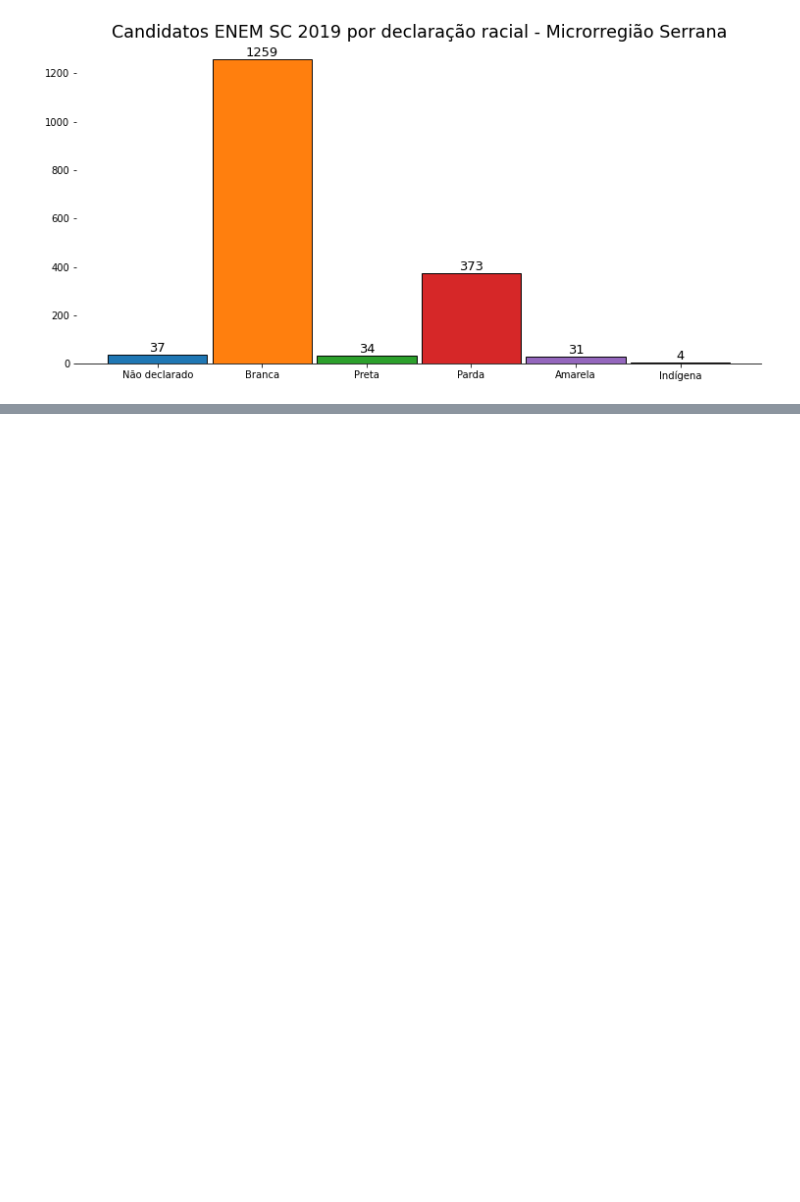
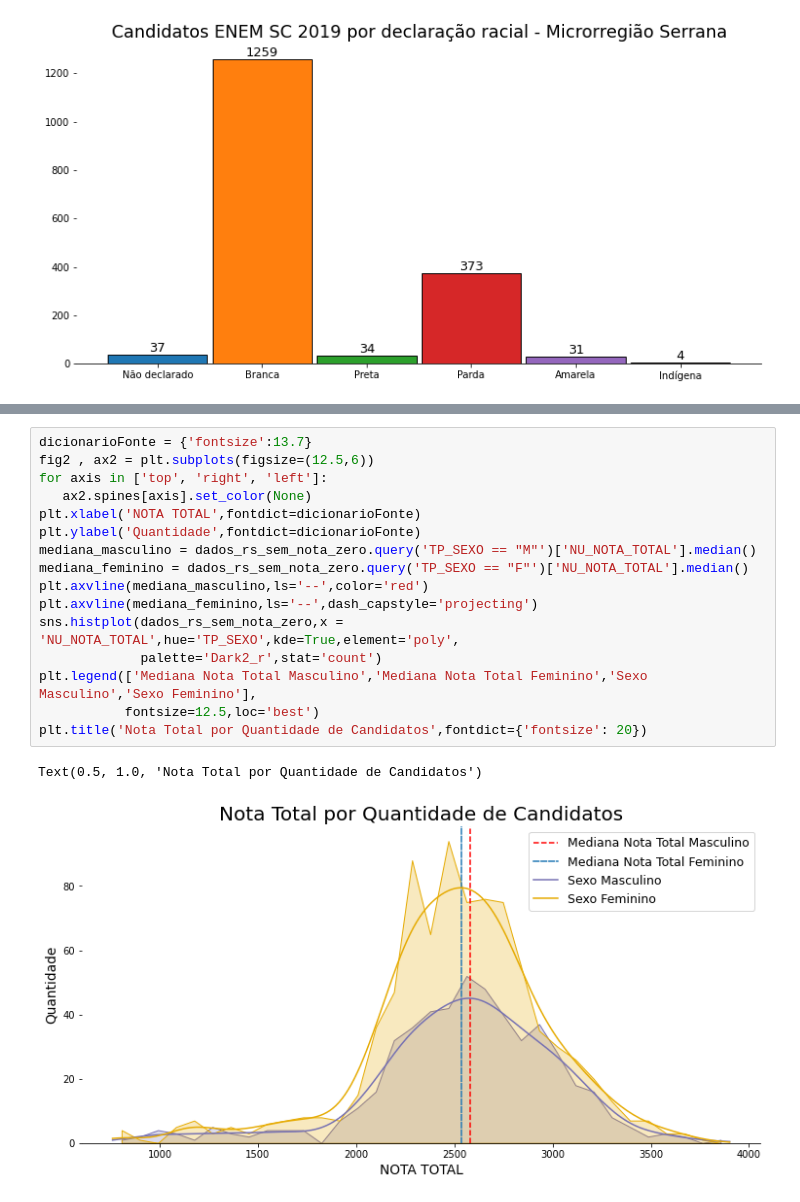
Before and after one commit to NophaieViscente/AnaliseDadosENEM, a Jupyter notebook: Analisando_Dados_da_Educação_ENEM_SC_Microrregião_Serrana.ipynb, the cells around one changed output, grey strips where cells are left out. Cells and saved outputs as stored; diff of their text form; blank space fills up the shorter version.

```diff
--- a/Analisando_Dados_da_Educação_ENEM_SC_Microrregião_Serrana.ipynb
+++ b/Analisando_Dados_da_Educação_ENEM_SC_Microrregião_Serrana.ipynb
@@ -83,0 +80,19 @@ dados_regiao_serrana
+# %%
+dicionarioFonte = {'fontsize':13.7}
+fig2 , ax2 = plt.subplots(figsize=(12.5,6))
+for axis in ['top', 'right', 'left']:
+   ax2.spines[axis].set_color(None)
+plt.xlabel('NOTA TOTAL',fontdict=dicionarioFonte)
+plt.ylabel('Quantidade',fontdict=dicionarioFonte)
+mediana_masculino = dados_rs_sem_nota_zero.query('TP_SEXO == "M"')['NU_NOTA_TOTAL'].median()
+mediana_feminino = dados_rs_sem_nota_zero.query('TP_SEXO == "F"')['NU_NOTA_TOTAL'].median()
+plt.axvline(mediana_masculino,ls='--',color='red')
+plt.axvline(mediana_feminino,ls='--',dash_capstyle='projecting')
+sns.histplot(dados_rs_sem_nota_zero,x = 'NU_NOTA_TOTAL',hue='TP_SEXO',kde=True,element='poly',
+             palette='Dark2_r',stat='count')
+plt.legend(['Mediana Nota Total Masculino','Mediana Nota Total Feminino','Sexo Masculino','Sexo Feminino'],
+           fontsize=12.5,loc='best')
+plt.title('Nota Total por Quantidade de Candidatos',fontdict={'fontsize': 20})
+# %% [output]
+Text(0.5, 1.0, 'Nota Total por Quantidade de Candidatos')
+[figure, added]
```
Also changed, not shown: parts of 5 cells of this notebook.
